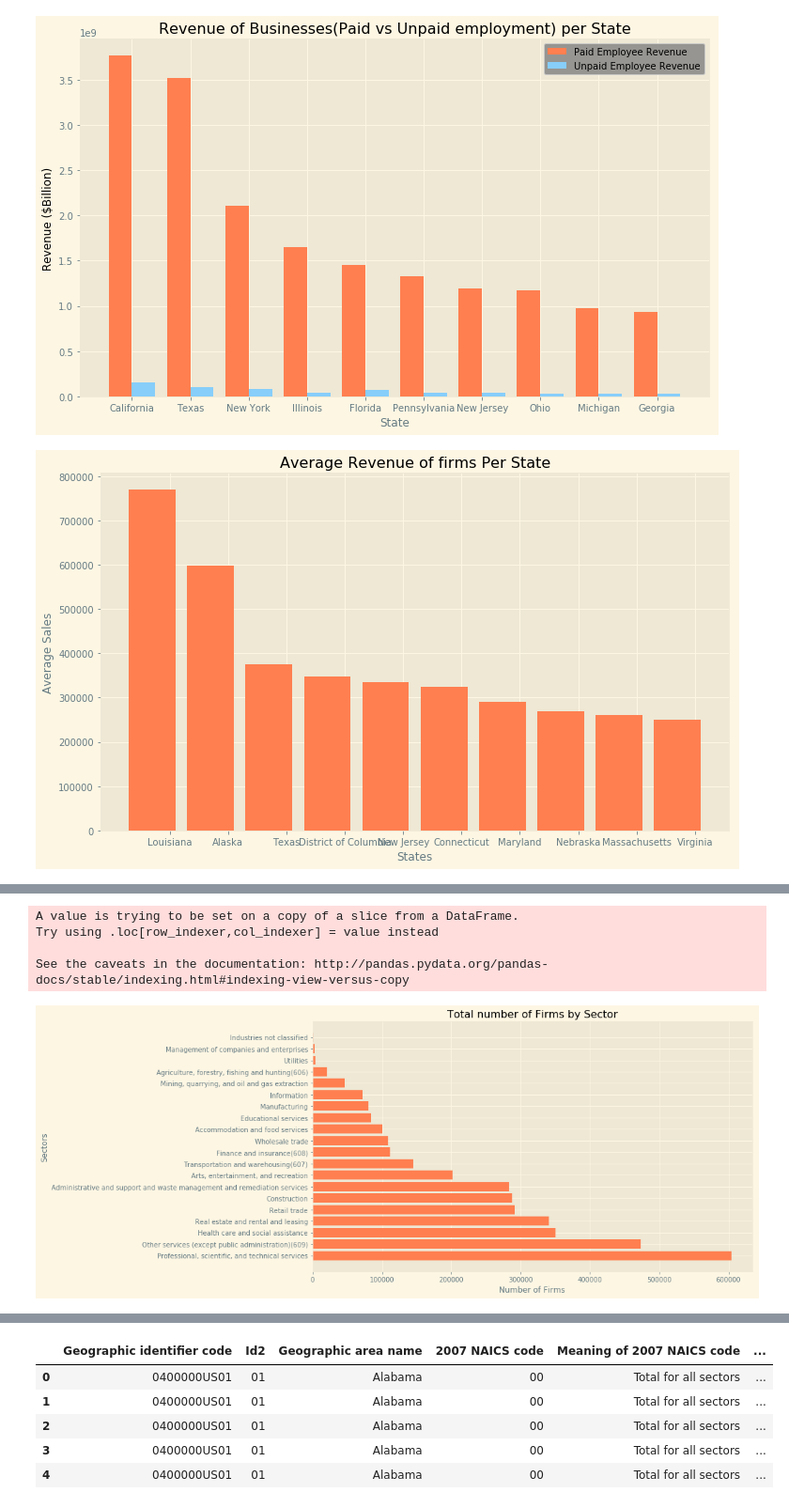
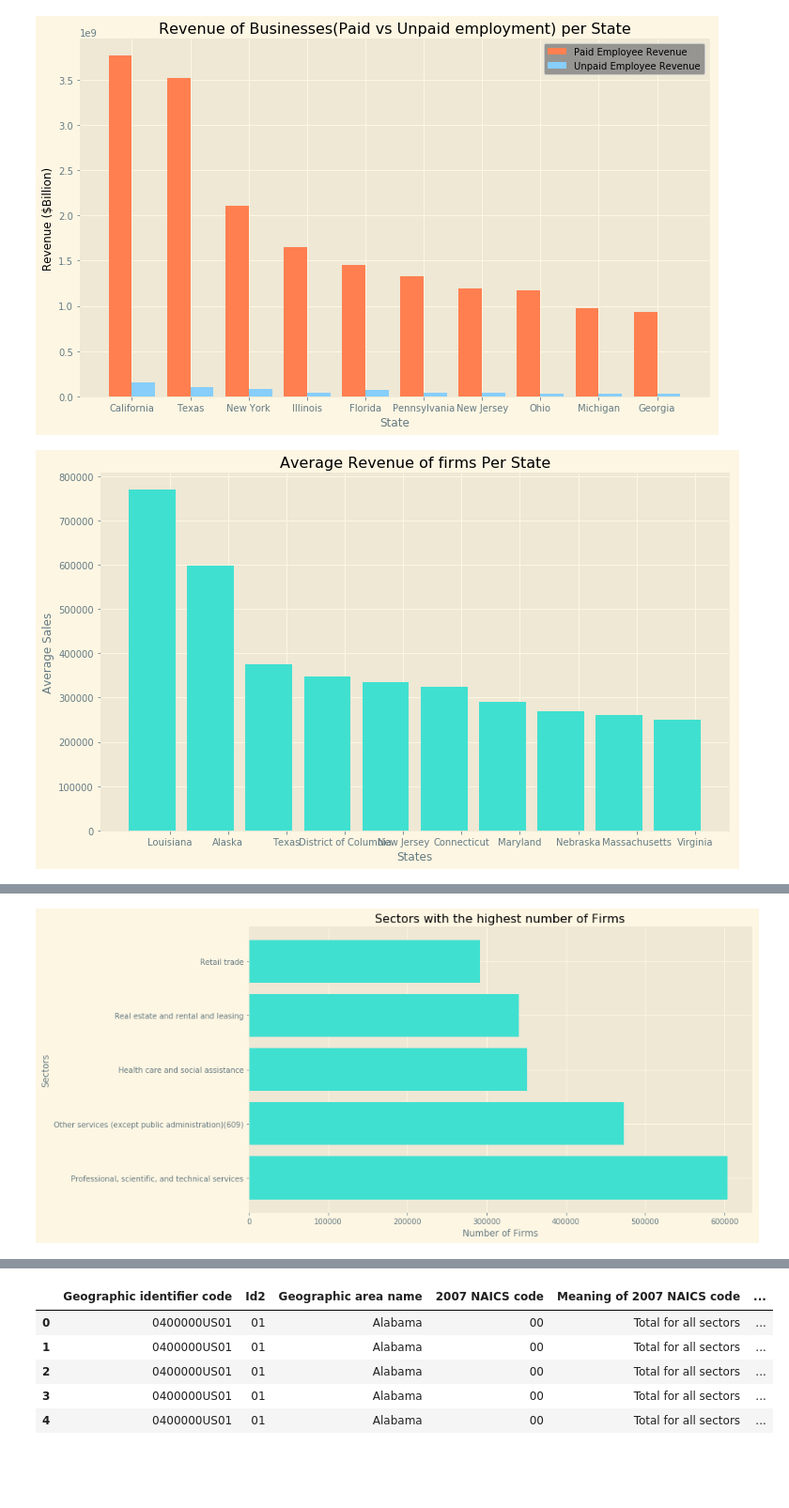
Before and after one commit to tafolabi/Project_Alpha, a Jupyter notebook: Project_Alpha.ipynb, the cells around one changed output, grey strips where cells are left out. Shown at 94% size. Saved outputs shown, nothing was run; the diff lists cells and outputs as text; code cells hidden in the pictures; blank space fills up the shorter version.

Commit message:
made some changes to code and added new charts

```diff
--- a/Project_Alpha.ipynb
+++ b/Project_Alpha.ipynb
@@ -152,7 +152,7 @@ average_y = average["Average Sales"].tolist()
 #plot the bar chart for the 10 cities
 xpos = np.arange(len(average_x))
 plt.xticks(xpos+0.3, average_x)
-plt.bar(average_x, average_y, color="coral", align="center")
+plt.bar(average_x, average_y, color="turquoise", align="center")
 
 plt.title("Average Revenue of firms Per State")
 plt.xlabel("States")
@@ -160,7 +160,7 @@ plt.ylabel("Average Sales")
 plt.legend
 plt.savefig("Output/average_rev_state2012.png")
 # %% [output]
-[figure, old version]
+[figure, new version]
 # %%
 # Drop total firms for each sector in order to retrieve values for individual sectors
 drop = new_data[new_data.Sector != "Total for all sectors"]
@@ -175,24 +175,22 @@ drop.head()
 # %%
 # Total number of firms per industry
 drop["Number of Firms"] = drop["Number of Firms"].astype(float)
 # groupby sector and maximum number of firms to retrtieve the maximum number of firms in each sector
 sector_groupby = drop.groupby("Sector").agg({"Number of Firms": "max"})
 sector_groupby = sector_groupby.sort_values("Number of Firms", ascending=False)
+# get top 5 sectors by firms
+sector_groupby = sector_groupby.head(5)
 # reset index of the data frame
 sector_groupby.reset_index(inplace=True)
 # add values to a list
 sectors = sector_groupby["Sector"].tolist()
 firms = sector_groupby["Number of Firms"].tolist()
 # plot bar chart
-plt.barh(sectors, firms, color="coral" ,align="center")
+plt.barh(sectors, firms, color="turquoise" ,align="center")
 #plot labels, title and save image
-plt.title("Total number of Firms by Sector")
+plt.title("Sectors with the highest number of Firms")
 plt.ylabel("Sectors")
 plt.xlabel("Number of Firms")
-plt.savefig("Output/Sectors&Firms2012.png")
+plt.savefig("Output/topSectors&Firms2012.png")
 # %% [output]
-A value is trying to be set on a copy of a slice from a DataFrame.
-Try using .loc[row_indexer,col_indexer] = value instead
-
-See the caveats in the documentation: http://pandas.pydata.org/pandas-docs/stable/indexing.html#indexing-view-versus-copy
-[figure, old version]
+[figure, new version]
```
Also changed, not shown: parts of 8 cells of this notebook, 10 other files.
